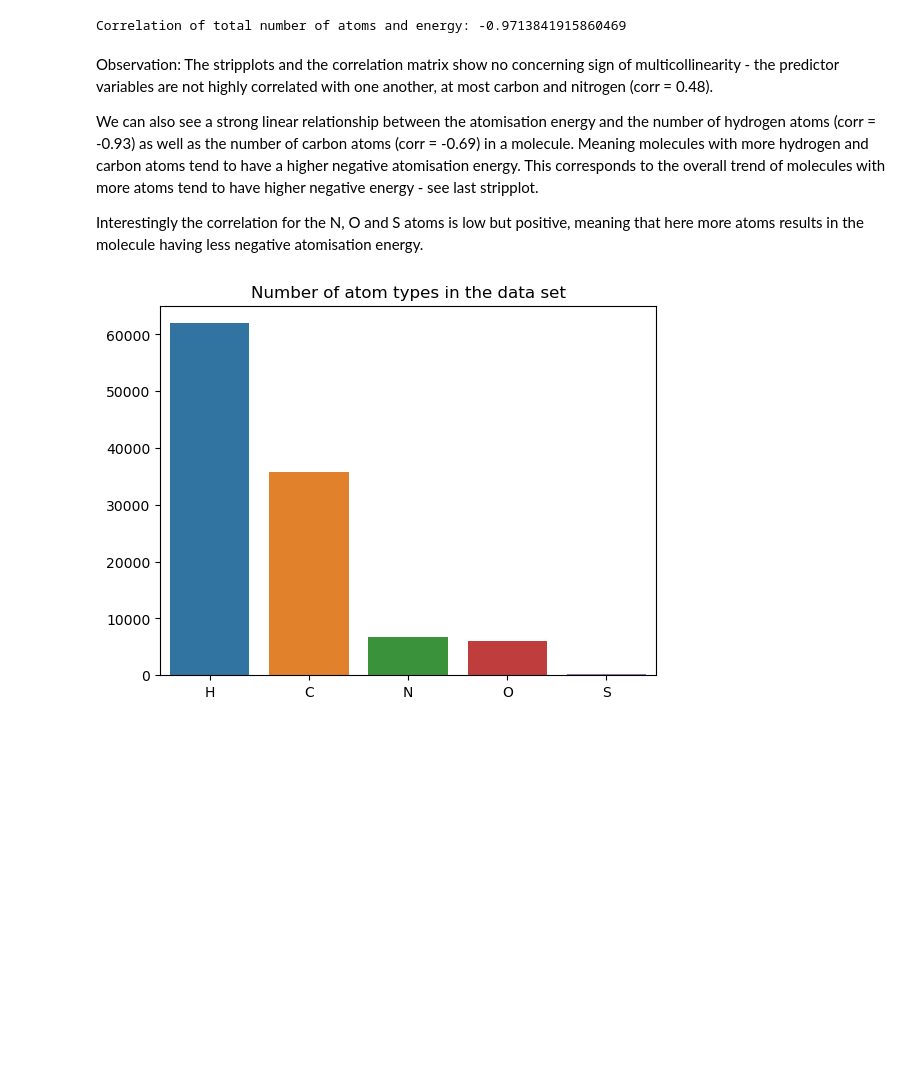
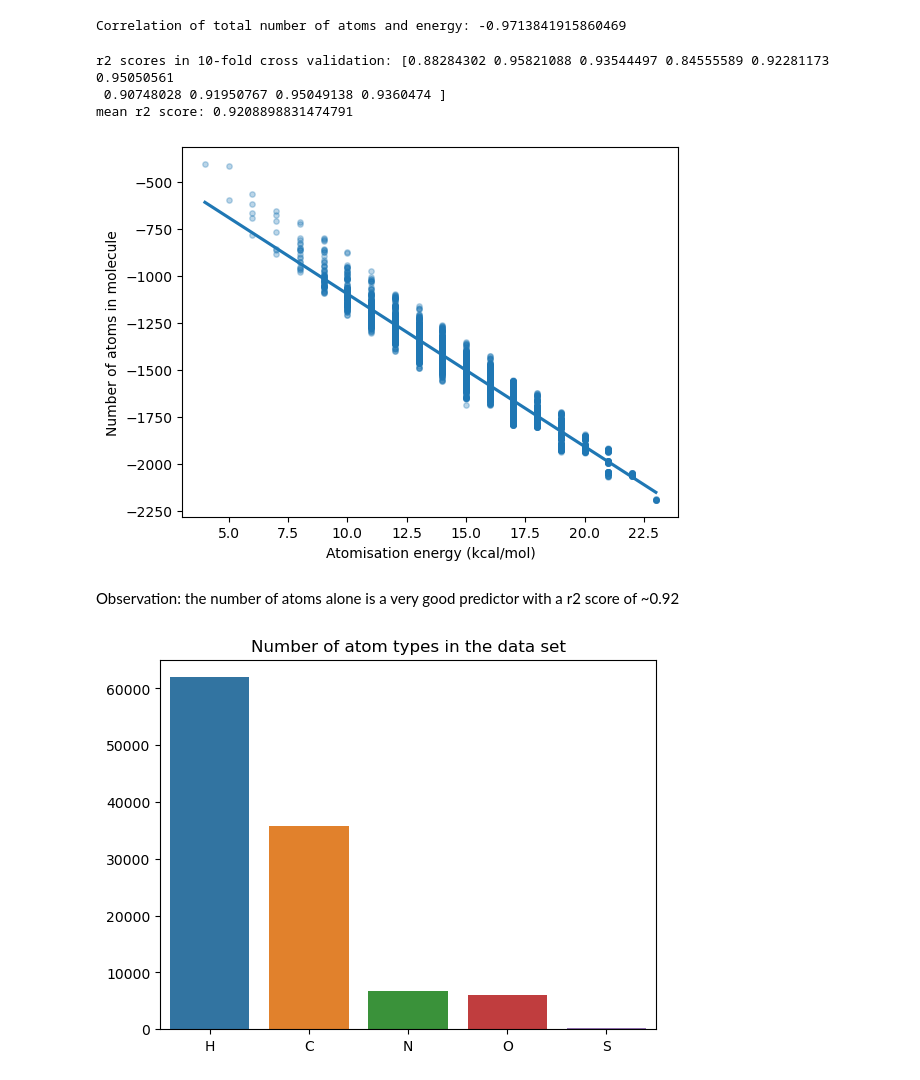
Before and after one commit to jascha-je/LabML4DS, a Jupyter notebook: p2/p2_ISJ.ipynb, the cells around one changed output. Cells and saved outputs as stored; diff of their text form; code cells hidden in the pictures; blank space fills up the shorter version.

Commit message:
added linear regression on just the sum of atoms

```diff
--- a/p2/p2_ISJ.ipynb
+++ b/p2/p2_ISJ.ipynb
@@ -272,12 +278,26 @@ plt.tight_layout()
 print("Correlation of total number of atoms and energy:", np.corrcoef(x.sum(axis=1), df["energy"])[0, 1])
 # %% [output]
 Correlation of total number of atoms and energy: -0.9713841915860469
-# %% [markdown]
-Observation: The stripplots and the correlation matrix show no concerning sign of multicollinearity - the predictor variables are not highly correlated with one another, at most carbon and nitrogen (corr = 0.48).
-
-We can also see a strong linear relationship between the atomisation energy and the number of hydrogen atoms (corr = -0.93) as well as the number of carbon atoms (corr = -0.69) in a molecule. Meaning molecules with more hydrogen and carbon atoms tend to have a higher negative atomisation energy. This corresponds to the overall trend of molecules with more atoms tend to have higher negative energy - see last stripplot.
-
-Interestingly the correlation for the N, O and S atoms is low but positive, meaning that here more atoms results in the molecule having less negative atomisation energy.
+# %%
+# test predictive power of just the total number of atoms
+from sklearn.model_selection import cross_val_score
+
+clf = LinearRegression()
+scores = cross_val_score(clf, x.sum(axis=1).reshape(-1, 1), df["energy"], cv=10)
+print("r2 scores in 10-fold cross validation:", scores)
+print("mean r2 score:", np.mean(scores))
+
+g = sns.regplot(x=x.sum(axis=1), y=df["energy"], scatter_kws={"s": 15, "alpha": 0.3})
+g.set_xlabel("Atomisation energy (kcal/mol)")
+g.set_ylabel("Number of atoms in molecule")
+plt.show()
+# %% [output]
+r2 scores in 10-fold cross validation: [0.88284302 0.95821088 0.93544497 0.84555589 0.92281173 0.95050561
+ 0.90748028 0.91950767 0.95049138 0.9360474 ]
+mean r2 score: 0.9208898831474791
+[figure, added]
+# %% [markdown]
+Observation: the number of atoms alone is a very good predictor with a r2 score of ~0.92
 # %%
 g = sns.barplot(x=atoms, y=np.sum(x, axis=0))
 g.set_title("Number of atom types in the data set")
```
Also changed, not shown: parts of 1 cell of this notebook.
